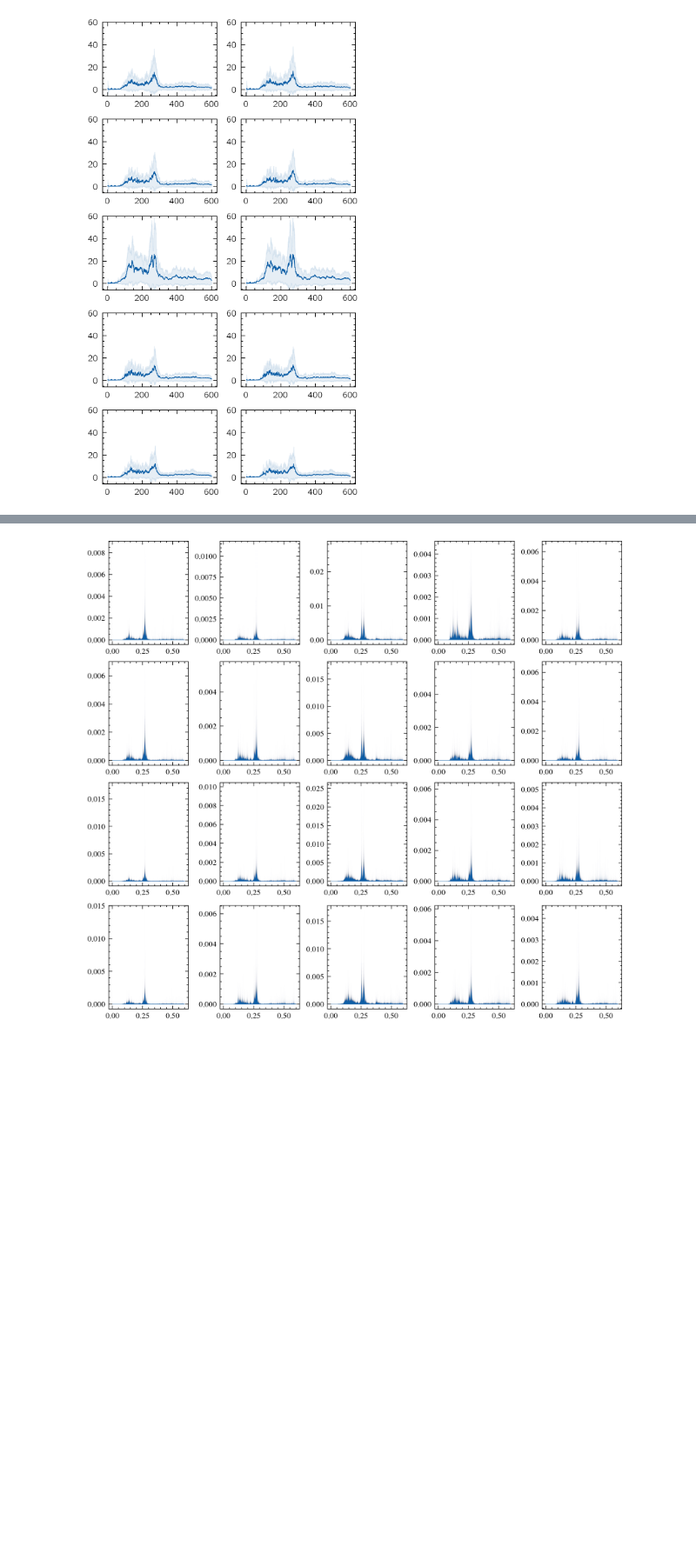
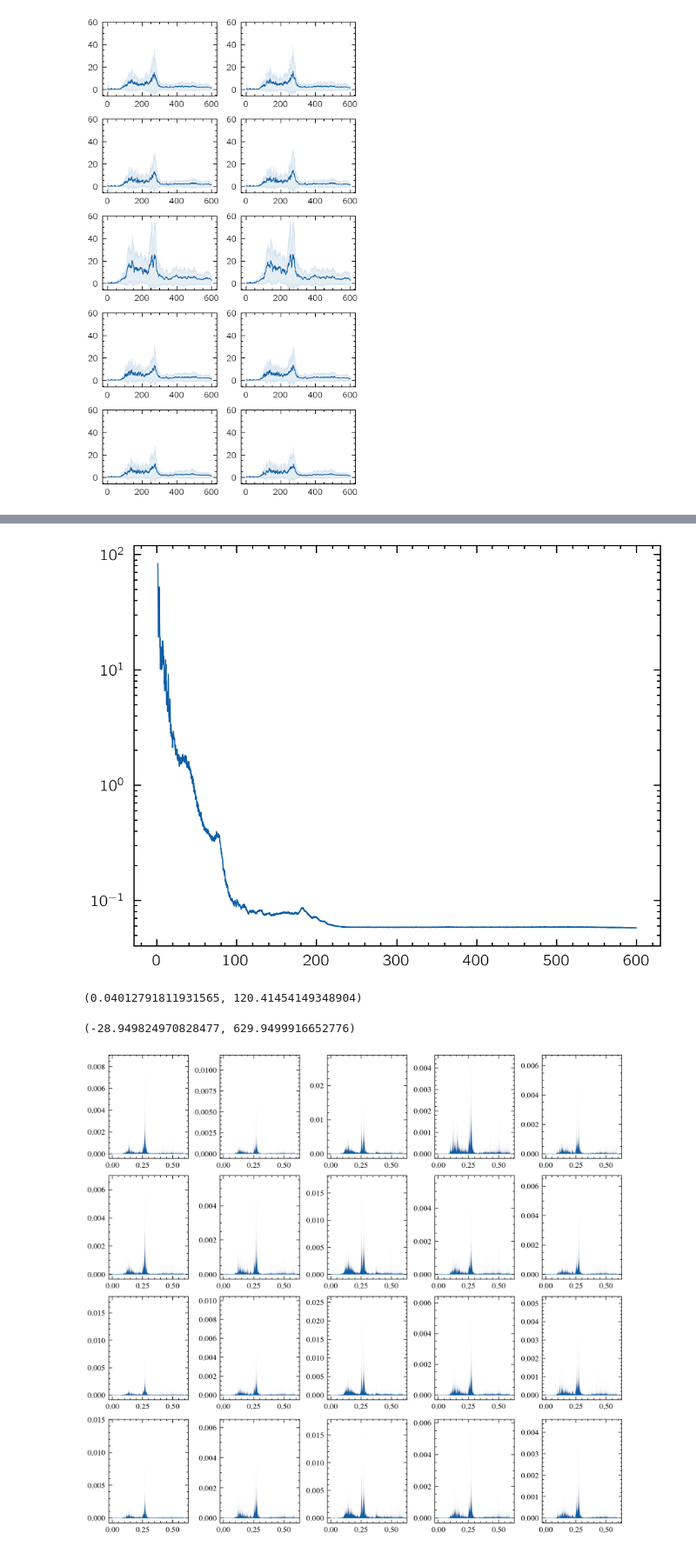
Before and after one commit to mingwucn/Data-Driven-Approach-to-Mitigate-Acoustic-Sensor-Positioning-Effects-in-LPBF, a Jupyter notebook: statistical_differences.ipynb, the cells around one changed output, grey strips where cells are left out. Shown at 87% size. Saved outputs shown, nothing was run; the diff lists cells and outputs as text; code cells hidden in the pictures; blank space fills up the shorter version.

```diff
--- a/statistical_differences.ipynb
+++ b/statistical_differences.ipynb
@@ -132,3 +161,16 @@ plt.show()
+# %%
+fig,ax = plt.subplots()
+ax.plot(common_freqs[10:]/1e3, mean_values[10:],lw=0.5)
+ax.set_yscale('log')
+plt.show()
+ax.get_ylim()
+# %% [output]
+[figure, added]
+(0.04012791811931565, 120.41454149348904)
+# %%
+ax[0,0].get_xlim()
+# %% [output]
+(-28.949824970828477, 629.9499916652776)
 # %%
 # plt.rcParams.update(two_column)
 # plt.rcParams['figure.constrained_layout.use']=True
```
Also changed, not shown: parts of 4 cells of this notebook, 21 other files.
